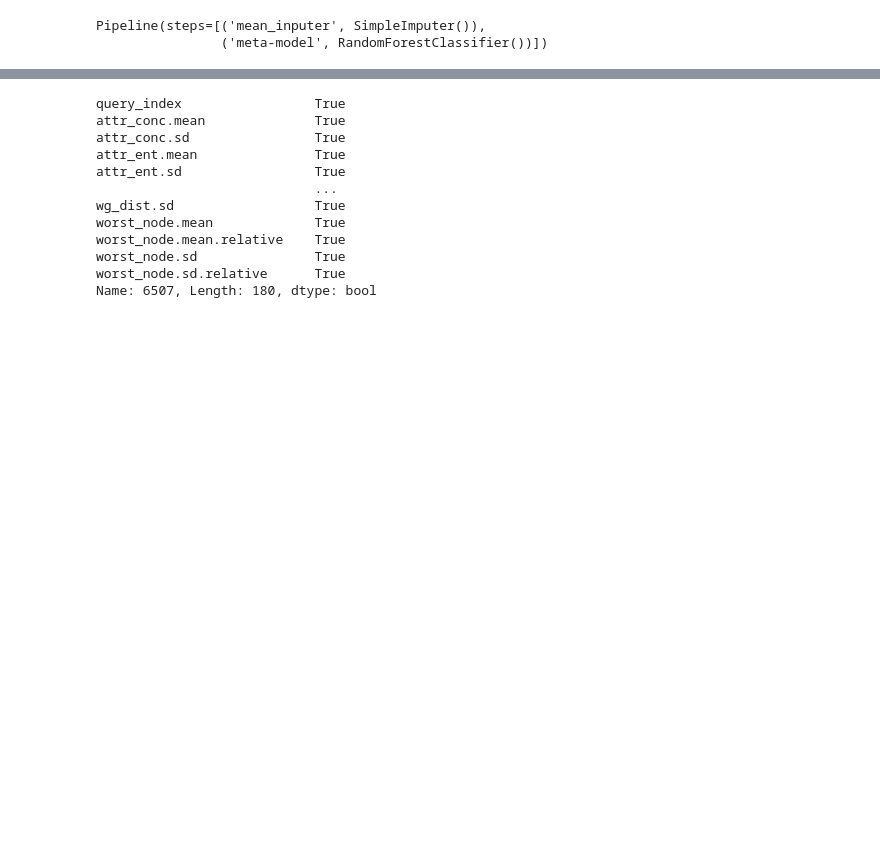
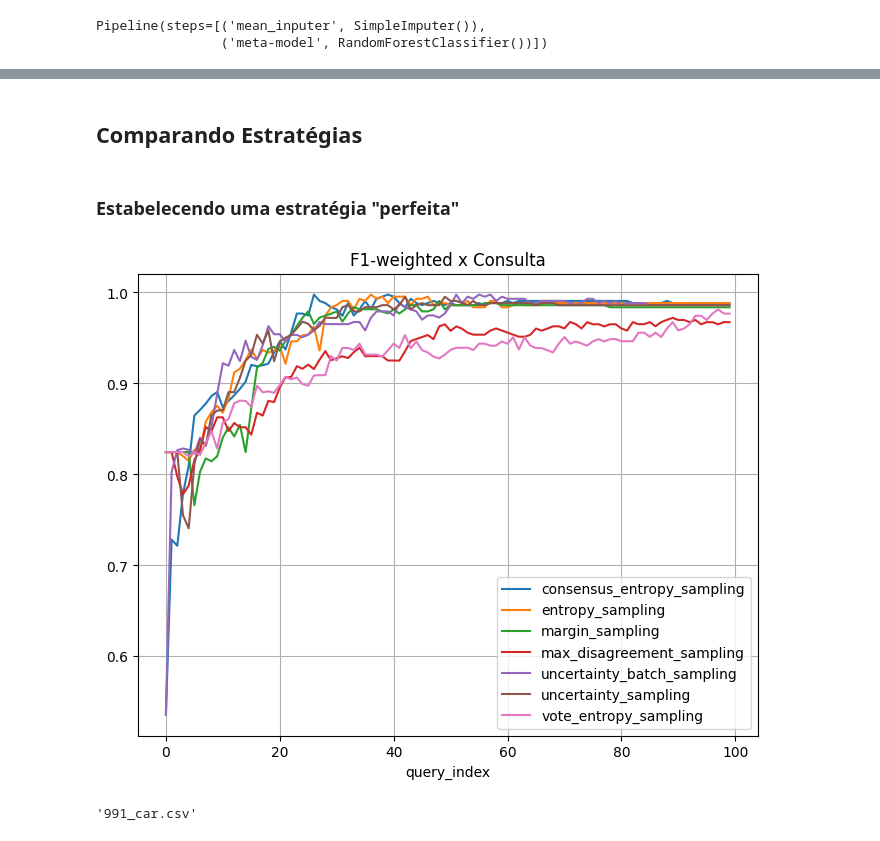
Before and after one commit to gscnogueira/meta-active-learning, a Jupyter notebook: notebooks/experiments/meta_strategy.ipynb, the cells around one changed output, grey strips where cells are left out. Saved outputs shown, nothing was run; the diff lists cells and outputs as text; code cells hidden in the pictures; blank space fills up the shorter version.

Commit message:
✨  Adiciona comparação entre estratégias clássicas

```diff
--- a/notebooks/experiments/meta_strategy.ipynb
+++ b/notebooks/experiments/meta_strategy.ipynb
@@ -47,10 +65,10 @@ meta_base.replace([np.inf, -np.inf], np.nan, inplace=True)
 # %% [markdown]
 Separando uma base para teste e o restante para treinamento (LOO)
 # %%
-train_bases = meta_base.index.levels[0][:-1]
-test_base = meta_base.index.levels[0][-1:]
+train_index = meta_base.index.levels[0][:-1]
+test_index = meta_base.index.levels[0][-1:]
 
-len(train_bases), len(test_base)
+len(train_index), len(test_index)
 # %% [output]
 (87, 1)
 # %% [markdown]
@@ -111,18 +129,21 @@ array(['margin_sampling', 'margin_sampling', 'margin_sampling',
        'consensus_entropy_sampling', 'consensus_entropy_sampling',
        'consensus_entropy_sampling', 'consensus_entropy_sampling'],
       dtype=object)
-# %%
-np.isfinite(X_train.fillna(0).iloc[-1])
-# %% [output]
-query_index                 True
-attr_conc.mean              True
-attr_conc.sd                True
-attr_ent.mean               True
-attr_ent.sd                 True
-                            ...
-wg_dist.sd                  True
-worst_node.mean             True
-worst_node.mean.relative    True
-worst_node.sd               True
-worst_node.sd.relative      True
-Name: 6507, Length: 180, dtype: bool
+# %% [markdown]
+## Comparando Estratégias
+# %%
+test_metrics = df.groupby(['dataset', 'estimator']).get_group((test_index[0], 'SVC')).reset_index()
+# %% [markdown]
+### Estabelecendo uma estratégia "perfeita"
+# %%
+import matplotlib.pyplot as plt
+fig, ax = plt.subplots(figsize=(8,6))
+
+for query_strategy, metrics in test_metrics.groupby('query-strategy'):
+    metrics.plot(ax=ax, label=query_strategy, x='query_index', y='f1-weighted', grid=True, title="F1-weighted x Consulta" )
+# %% [output]
+[figure, added]
+# %%
+test_index[0]
+# %% [output]
+'991_car.csv'
```
Also changed, not shown: parts of 4 cells of this notebook.
